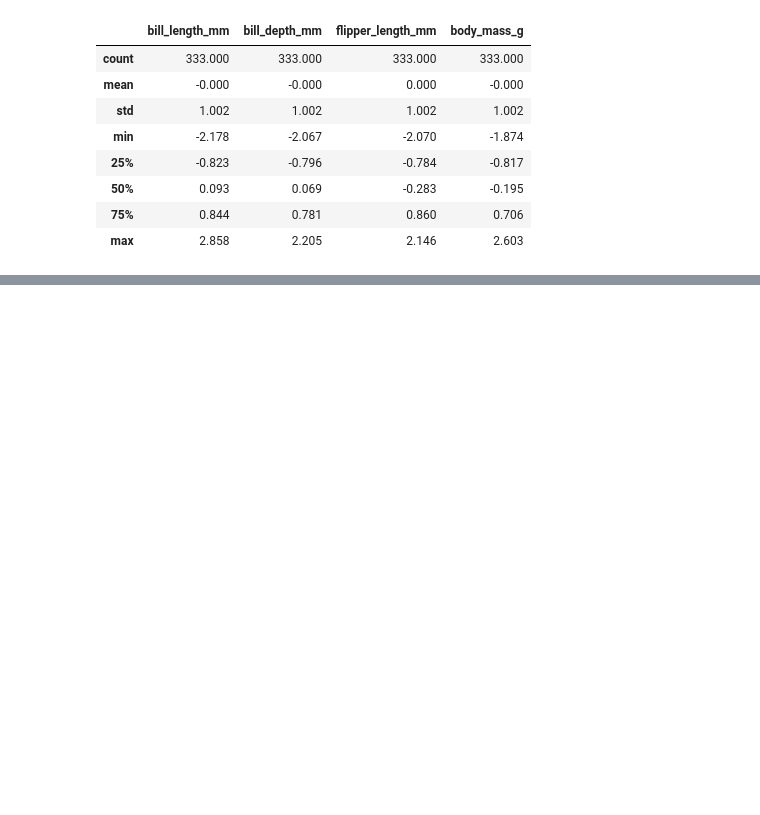
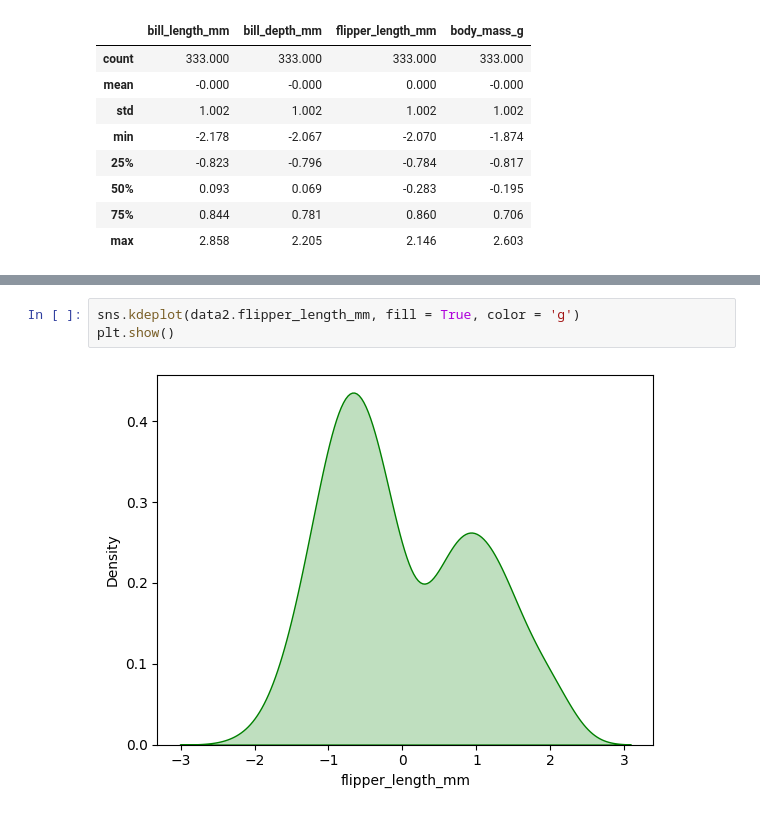
Before and after one commit to Cshefali/Data-Analysis-And-Viz-Python, a Jupyter notebook: palmer_penguins.ipynb, the cells around one changed output, grey strips where cells are left out. Drawn from its saved outputs; the diff is of its cells as text; blank space fills up the shorter version.

```diff
--- a/palmer_penguins.ipynb
+++ b/palmer_penguins.ipynb
@@ -171,0 +201,5 @@ data2[float_features].describe()
+# %%
+sns.kdeplot(data2.flipper_length_mm, fill = True, color = 'g')
+plt.show()
+# %% [output]
+[figure, added]
```
Also changed, not shown: parts of 7 cells of this notebook.
